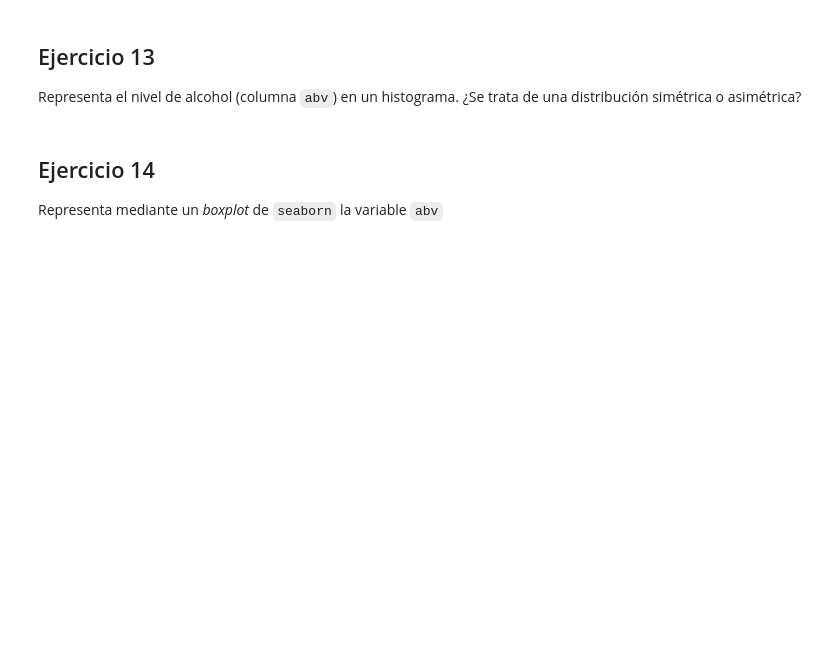
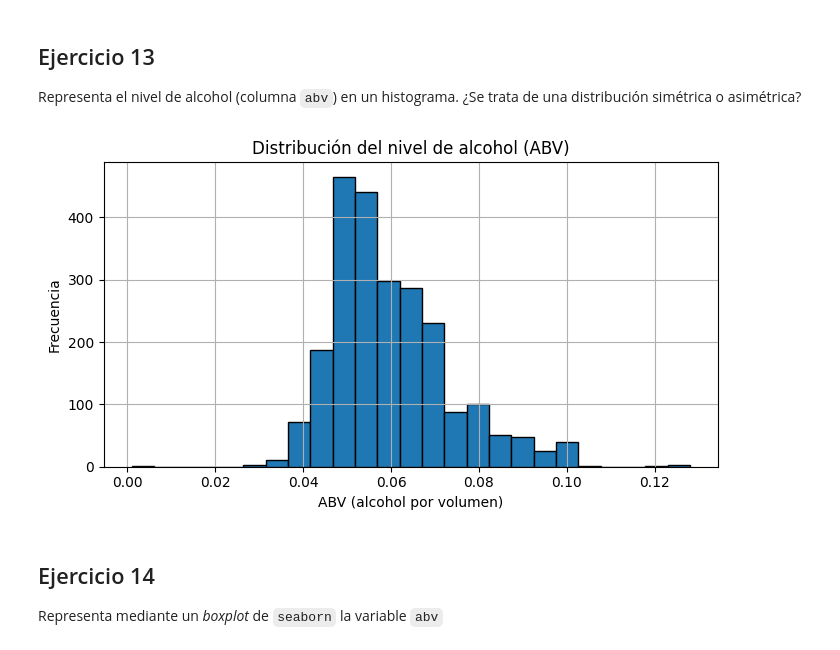
Before and after one commit to quikiel14/AngelosTheBridge, a Jupyter notebook: 2-Data_Analysis/2-Pandas/Practica/6-Beers/birras_repaso_Angelos.ipynb, the cells around one changed output. Saved outputs shown, nothing was run; the diff lists cells and outputs as text; code cells hidden in the pictures; blank space fills up the shorter version.

```diff
--- a/2-Data_Analysis/2-Pandas/Practica/6-Beers/birras_repaso_Angelos.ipynb
+++ b/2-Data_Analysis/2-Pandas/Practica/6-Beers/birras_repaso_Angelos.ipynb
@@ -58,6 +287,21 @@ No queda muy claro cuánto de dispar, de dispersa, es la medida de IBU. Mediante
 # %% [markdown]
 ## Ejercicio 13
 Representa el nivel de alcohol (columna `abv`) en un histograma. ¿Se trata de una distribución simétrica o asimétrica?
+# %%
+import matplotlib.pyplot as plt
+
+plt.figure(figsize=(7, 4))
+plt.hist(beers_df['abv'].dropna(), bins=25, edgecolor='black')
+plt.title("Distribución del nivel de alcohol (ABV)")
+plt.xlabel("ABV (alcohol por volumen)")
+plt.ylabel("Frecuencia")
+plt.grid(True)
+plt.tight_layout()
+plt.show()
+
+# Poco asimétrcica
+# %% [output]
+[figure, added]
 # %% [markdown]
 ## Ejercicio 14
 Representa mediante un *boxplot* de `seaborn` la variable `abv`
```
Also changed, not shown: parts of 27 cells of this notebook, 14 other files.
